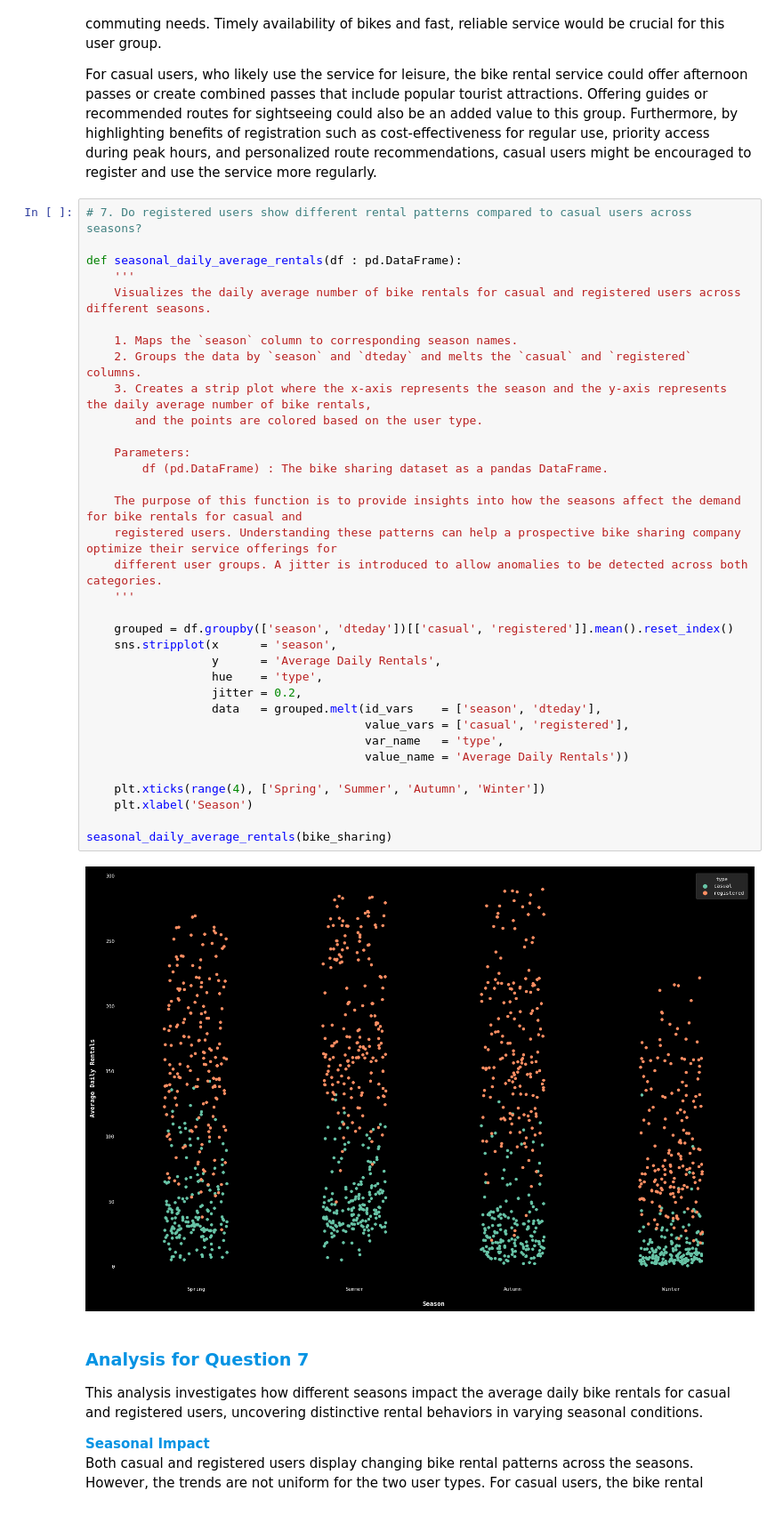
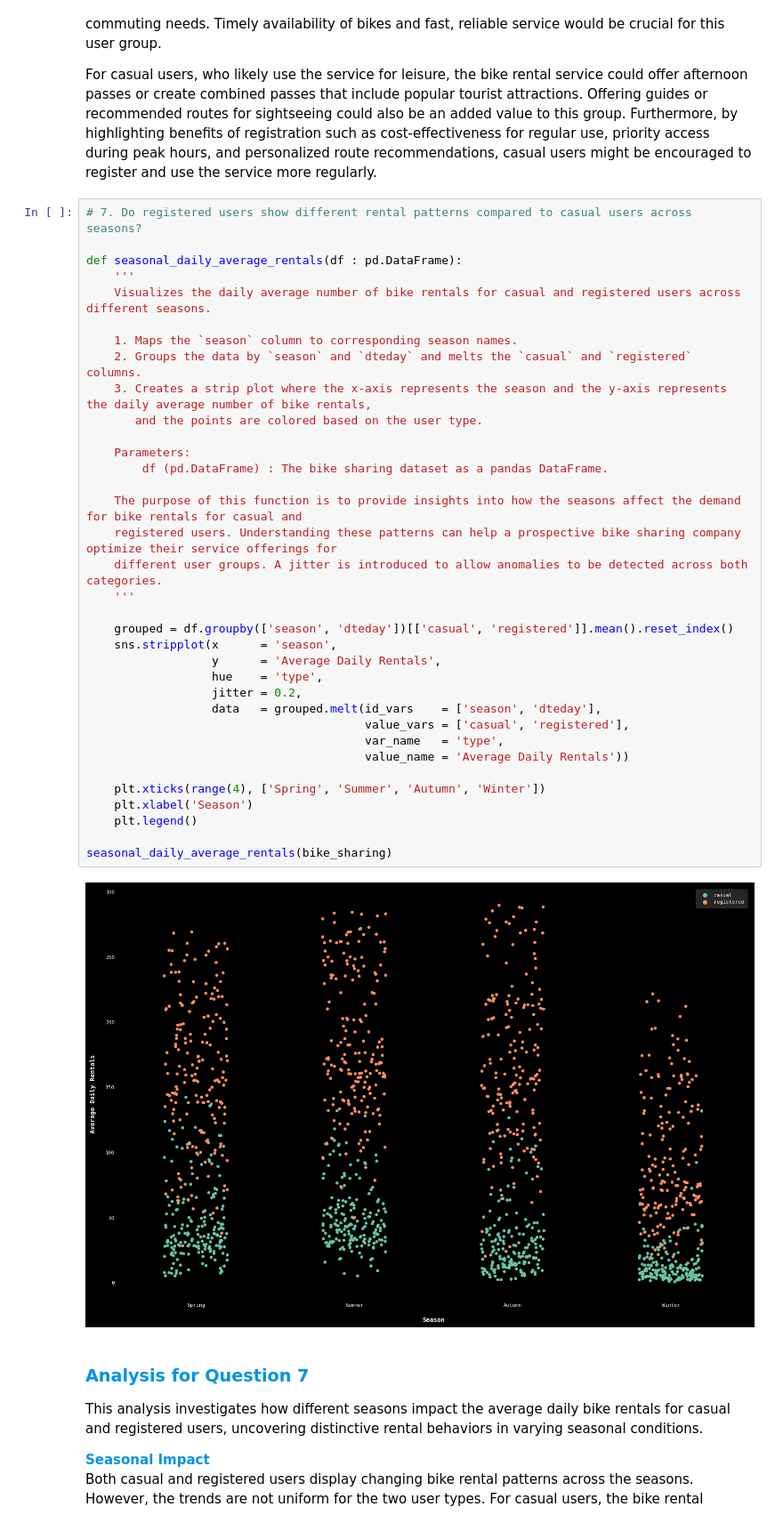
Before and after one commit to jparkington/Project-Cultivate, a Jupyter notebook: Exploration.ipynb, the cells around one changed output. Shown at 89% size. Cells and saved outputs as stored; diff of their text form.

```diff
--- a/Exploration.ipynb
+++ b/Exploration.ipynb
@@ -547,34 +547,35 @@ def seasonal_daily_average_rentals(df : pd.DataFrame):
     Visualizes the daily average number of bike rentals for casual and registered users across different seasons.
 
     1. Maps the `season` column to corresponding season names.
     2. Groups the data by `season` and `dteday` and melts the `casual` and `registered` columns.
     3. Creates a strip plot where the x-axis represents the season and the y-axis represents the daily average number of bike rentals,
        and the points are colored based on the user type.
 
     Parameters:
         df (pd.DataFrame) : The bike sharing dataset as a pandas DataFrame.
 
     The purpose of this function is to provide insights into how the seasons affect the demand for bike rentals for casual and
     registered users. Understanding these patterns can help a prospective bike sharing company optimize their service offerings for
     different user groups. A jitter is introduced to allow anomalies to be detected across both categories.
     '''
 
     grouped = df.groupby(['season', 'dteday'])[['casual', 'registered']].mean().reset_index()
     sns.stripplot(x      = 'season',
                   y      = 'Average Daily Rentals',
                   hue    = 'type',
                   jitter = 0.2,
                   data   = grouped.melt(id_vars    = ['season', 'dteday'],
                                         value_vars = ['casual', 'registered'],
                                         var_name   = 'type',
                                         value_name = 'Average Daily Rentals'))
 
     plt.xticks(range(4), ['Spring', 'Summer', 'Autumn', 'Winter'])
     plt.xlabel('Season')
+    plt.legend()
 
 seasonal_daily_average_rentals(bike_sharing)
 # %% [output]
-[figure, old version]
+[figure, new version]
 # %% [markdown]
 ### <span style="color:#0693e3">**Analysis for Question 7**</span>
 This analysis investigates how different seasons impact the average daily bike rentals for casual and registered users, uncovering distinctive rental behaviors in varying seasonal conditions.
```
Also changed, not shown: parts of 3 cells of this notebook.
